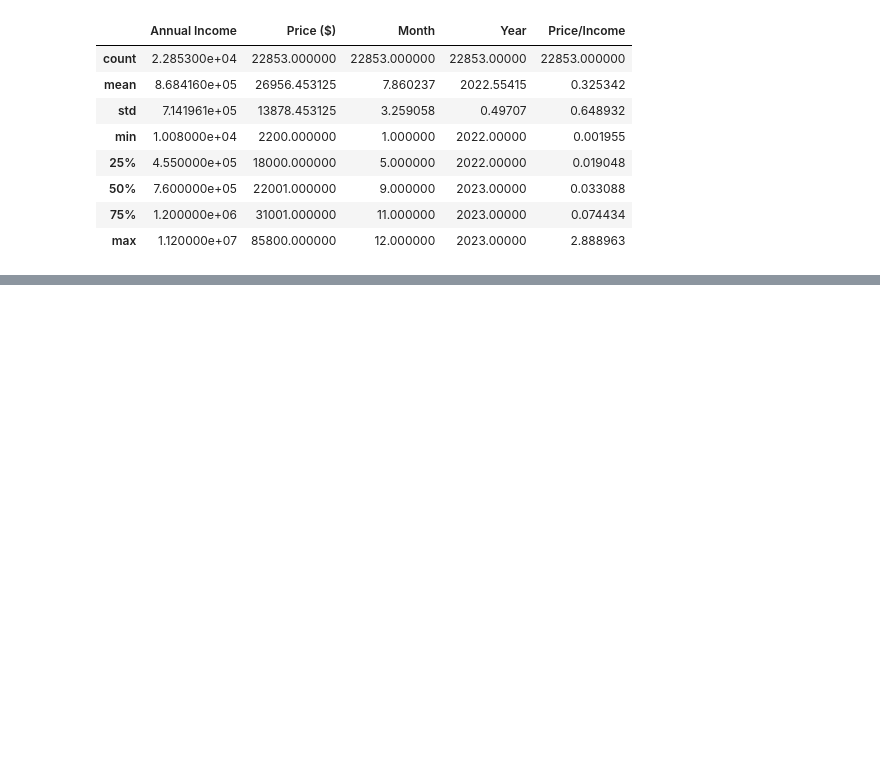
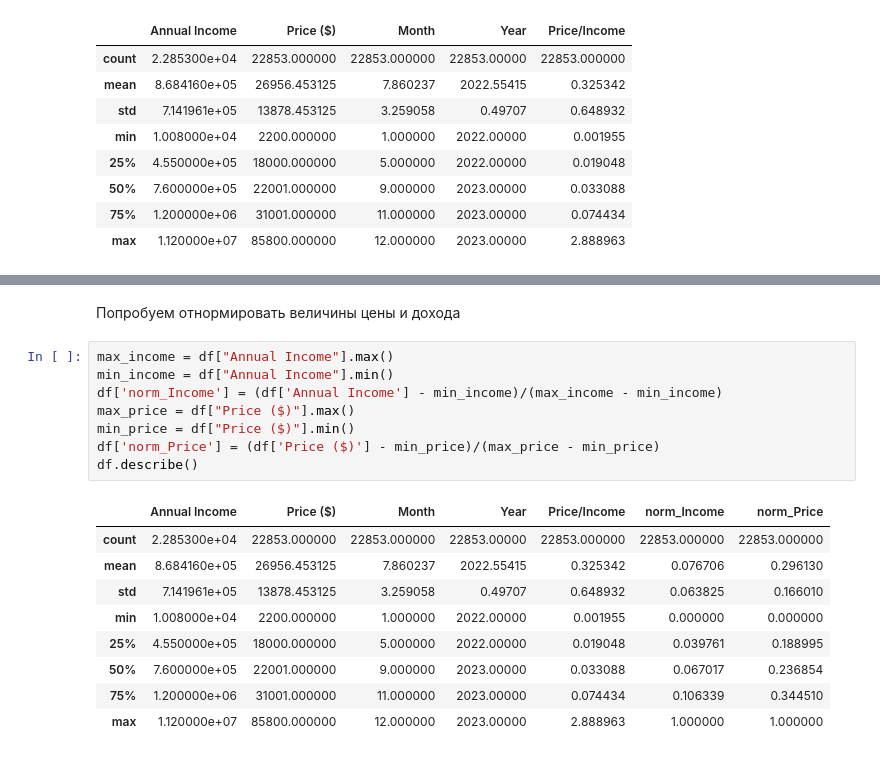
Before and after one commit to MedvedevIgS/IIS_Lab1, a Jupyter notebook: edu/edu.ipynb, the cells around one changed output, grey strips where cells are left out. Drawn from its saved outputs; the diff is of its cells as text; blank space fills up the shorter version.

```diff
--- a/edu/edu.ipynb
+++ b/edu/edu.ipynb
@@ -483,0 +404,20 @@ sns.barplot(data=df_revenue, x ="Count", y = "Company", hue="Year", palette='Set
+# %% [markdown]
+Попробуем отнормировать величины цены и дохода
+# %%
+max_income = df["Annual Income"].max()
+min_income = df["Annual Income"].min()
+df['norm_Income'] = (df['Annual Income'] - min_income)/(max_income - min_income)
+max_price = df["Price ($)"].max()
+min_price = df["Price ($)"].min()
+df['norm_Price'] = (df['Price ($)'] - min_price)/(max_price - min_price)
+df.describe()
+# %% [output]
+|  | Annual Income | Price ($) | Month | Year | Price/Income | norm_Income | norm_Price |
+| count | 2.285300e+04 | 22853.000000 | 22853.000000 | 22853.00000 | 22853.000000 | 22853.000000 | 22853.000000 |
+| mean | 8.684160e+05 | 26956.453125 | 7.860237 | 2022.55415 | 0.325342 | 0.076706 | 0.296130 |
+| std | 7.141961e+05 | 13878.453125 | 3.259058 | 0.49707 | 0.648932 | 0.063825 | 0.166010 |
+| min | 1.008000e+04 | 2200.000000 | 1.000000 | 2022.00000 | 0.001955 | 0.000000 | 0.000000 |
+| 25% | 4.550000e+05 | 18000.000000 | 5.000000 | 2022.00000 | 0.019048 | 0.039761 | 0.188995 |
+| 50% | 7.600000e+05 | 22001.000000 | 9.000000 | 2023.00000 | 0.033088 | 0.067017 | 0.236854 |
+| 75% | 1.200000e+06 | 31001.000000 | 11.000000 | 2023.00000 | 0.074434 | 0.106339 | 0.344510 |
+| max | 1.120000e+07 | 85800.000000 | 12.000000 | 2023.00000 | 2.888963 | 1.000000 | 1.000000 |
```
Also changed, not shown: parts of 73 cells of this notebook.
